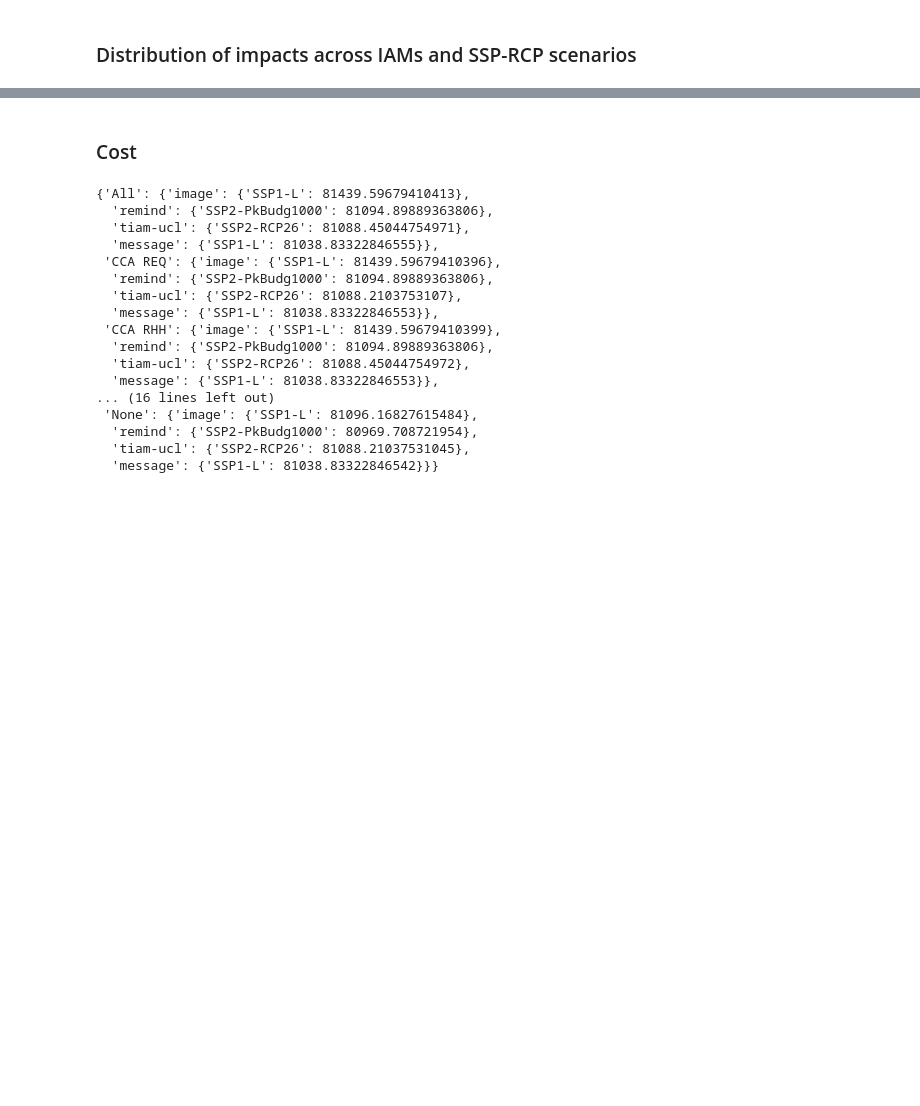
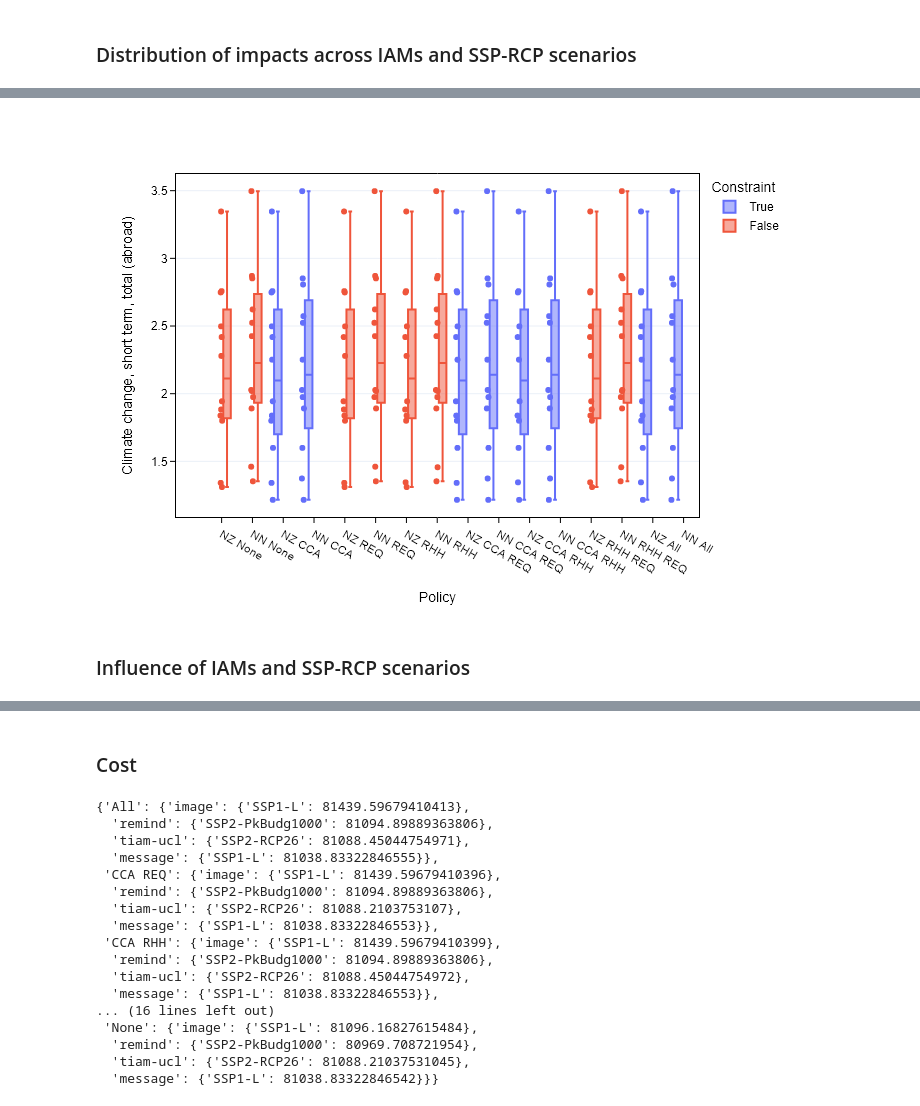
Before and after one commit to CIRAIG/EnergyScope-Quebec, a Jupyter notebook: projects/lca/04_Burden_shifting/01_Notebooks/02_Assess_burden_shifts.ipynb, the cells around one changed output, grey strips where cells are left out. Saved outputs shown, nothing was run; the diff lists cells and outputs as text; code cells hidden in the pictures; blank space fills up the shorter version.

```diff
--- a/projects/lca/04_Burden_shifting/01_Notebooks/02_Assess_burden_shifts.ipynb
+++ b/projects/lca/04_Burden_shifting/01_Notebooks/02_Assess_burden_shifts.ipynb
@@ -464,0 +698,6 @@ fig.show()
+# %%
+plot_impact_distribution('Climate change, short term, total (abroad)')
+# %% [output]
+[figure, added]
+# %% [markdown]
+### Influence of IAMs and SSP-RCP scenarios
```
Also changed, not shown: parts of 39 cells of this notebook.
